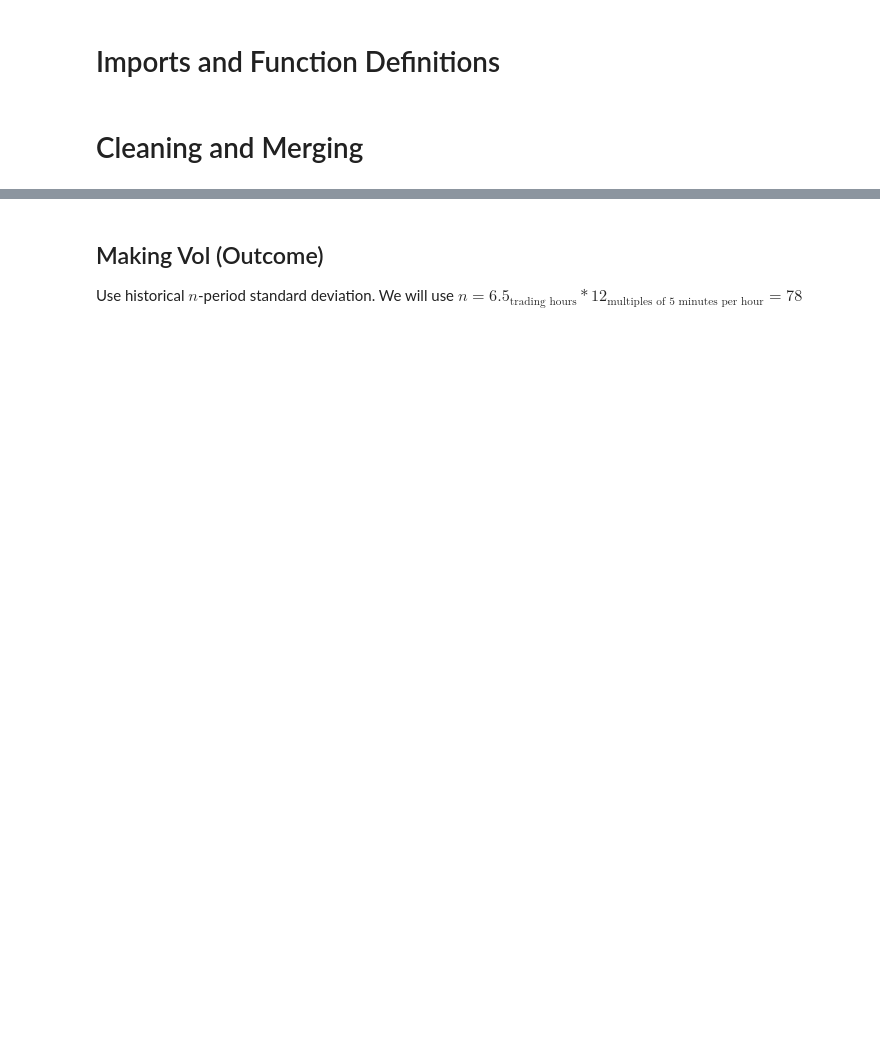
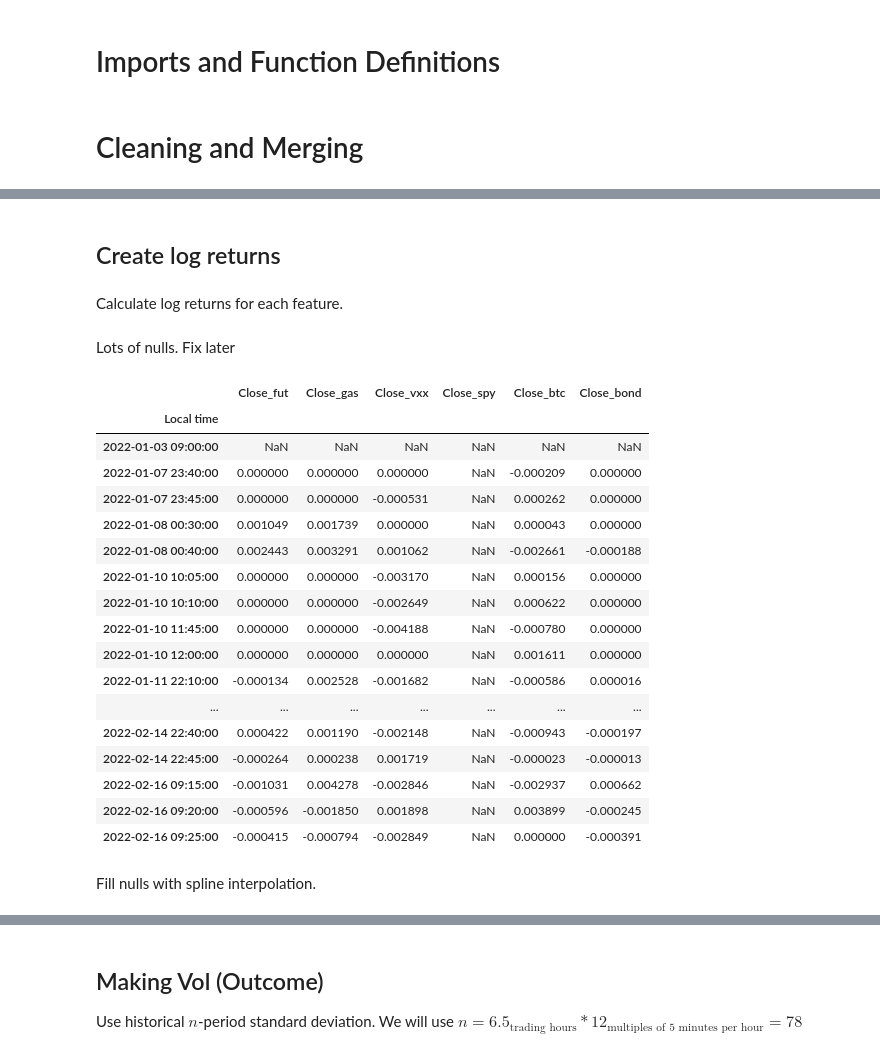
Before and after one commit to sorendunn/Forecasting-Realized-Volatility-for-Crude-Oil-Futures-with-High-Frequency-Data, a Jupyter notebook: Final Project.ipynb, the cells around one changed output, grey strips where cells are left out. Cells and saved outputs as stored; diff of their text form; code cells hidden in the pictures; blank space fills up the shorter version.

```diff
--- a/Final Project.ipynb
+++ b/Final Project.ipynb
@@ -86,7 +103,11 @@ Datetime and indexing
 # %%
 idx = pd.to_datetime(data_dict['fut']['Local time'])
+idx=idx.apply(lambda x: x.replace(tzinfo=None))
 # %%
 for data in data_dict.keys():
-    data_dict[data] = data_dict[data].set_index(idx)
-    data_dict[data] = data_dict[data].drop(['Open', 'High', 'Low', 'Volume', 'Local time'], axis=1)
+    if not data in ['vxx', 'spy', 'uso']:
+        data_dict[data] = data_dict[data].set_index(idx)
+        data_dict[data] = data_dict[data].drop(['Open', 'High', 'Low', 'Volume', 'Local time'], axis=1)
+    else:
+        data_dict[data] = data_dict[data].set_index('Local time')
 # %% [markdown]
@@ -94,5 +115,5 @@ Merging
 # %%
-df = pd.DataFrame(index=data_dict['fut'].index)
+df = pd.DataFrame(index=data_dict['vxx'].index)
 for data in data_dict.keys():
-    df = pd.merge(df, data_dict[data], left_index=True, right_index=True, suffixes=['', '_'+data])
+    df = pd.merge(df, data_dict[data], left_index=True, right_index=True, suffixes=['', '_'+data], how='left')
 df = df.rename(columns={'Close':'Close_fut'})
@@ -147,0 +137,32 @@ rets[pd.to_datetime('2020-04-03 00:00:00+05:00'):pd.to_datetime('2020-04-07 00:0
+# %% [markdown]
+## Create log returns
+# %% [markdown]
+Calculate log returns for each feature.
+# %%
+for feat in df.columns:
+    df[feat] = np.log( df[feat] / df[feat].shift(1) )
+# %% [markdown]
+Lots of nulls.  Fix later
+# %%
+df.loc[df['Close_spy'].isna()][:50]
+# %% [output]
+|  | Close_fut | Close_gas | Close_vxx | Close_spy | Close_btc | Close_bond |
+| Local time |  |  |  |  |  |  |
+| 2022-01-03 09:00:00 | NaN | NaN | NaN | NaN | NaN | NaN |
+| 2022-01-07 23:40:00 | 0.000000 | 0.000000 | 0.000000 | NaN | -0.000209 | 0.000000 |
+| 2022-01-07 23:45:00 | 0.000000 | 0.000000 | -0.000531 | NaN | 0.000262 | 0.000000 |
+| 2022-01-08 00:30:00 | 0.001049 | 0.001739 | 0.000000 | NaN | 0.000043 | 0.000000 |
+| 2022-01-08 00:40:00 | 0.002443 | 0.003291 | 0.001062 | NaN | -0.002661 | -0.000188 |
+| 2022-01-10 10:05:00 | 0.000000 | 0.000000 | -0.003170 | NaN | 0.000156 | 0.000000 |
+| 2022-01-10 10:10:00 | 0.000000 | 0.000000 | -0.002649 | NaN | 0.000622 | 0.000000 |
+| 2022-01-10 11:45:00 | 0.000000 | 0.000000 | -0.004188 | NaN | -0.000780 | 0.000000 |
+| 2022-01-10 12:00:00 | 0.000000 | 0.000000 | 0.000000 | NaN | 0.001611 | 0.000000 |
+| 2022-01-11 22:10:00 | -0.000134 | 0.002528 | -0.001682 | NaN | -0.000586 | 0.000016 |
+| ... | ... | ... | ... | ... | ... | ... |
+| 2022-02-14 22:40:00 | 0.000422 | 0.001190 | -0.002148 | NaN | -0.000943 | -0.000197 |
+| 2022-02-14 22:45:00 | -0.000264 | 0.000238 | 0.001719 | NaN | -0.000023 | -0.000013 |
+| 2022-02-16 09:15:00 | -0.001031 | 0.004278 | -0.002846 | NaN | -0.002937 | 0.000662 |
+| 2022-02-16 09:20:00 | -0.000596 | -0.001850 | 0.001898 | NaN | 0.003899 | -0.000245 |
+| 2022-02-16 09:25:00 | -0.000415 | -0.000794 | -0.002849 | NaN | 0.000000 | -0.000391 |
+# %% [markdown]
+Fill nulls with spline interpolation.
```
Also changed, not shown: parts of 38 cells of this notebook.
